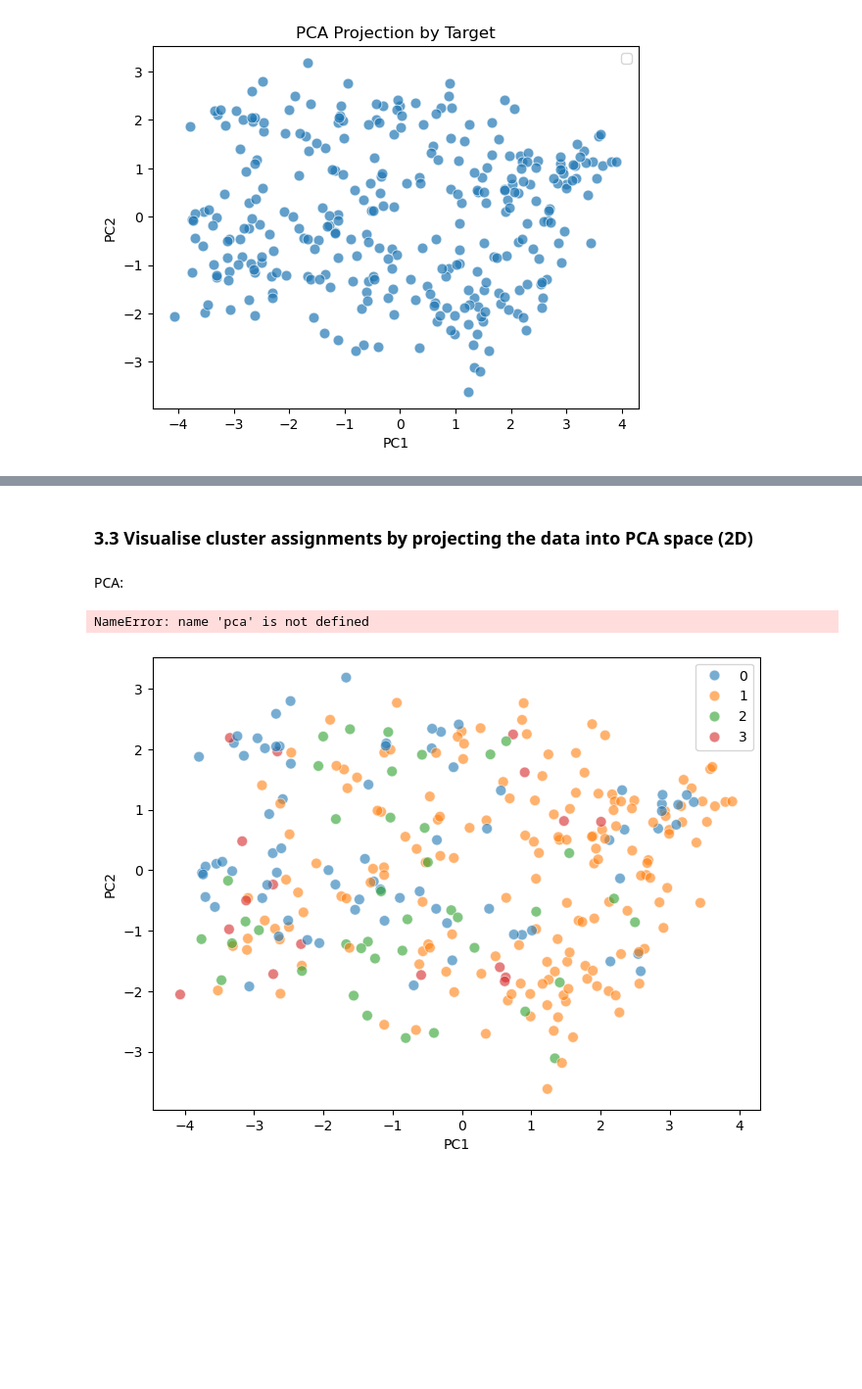
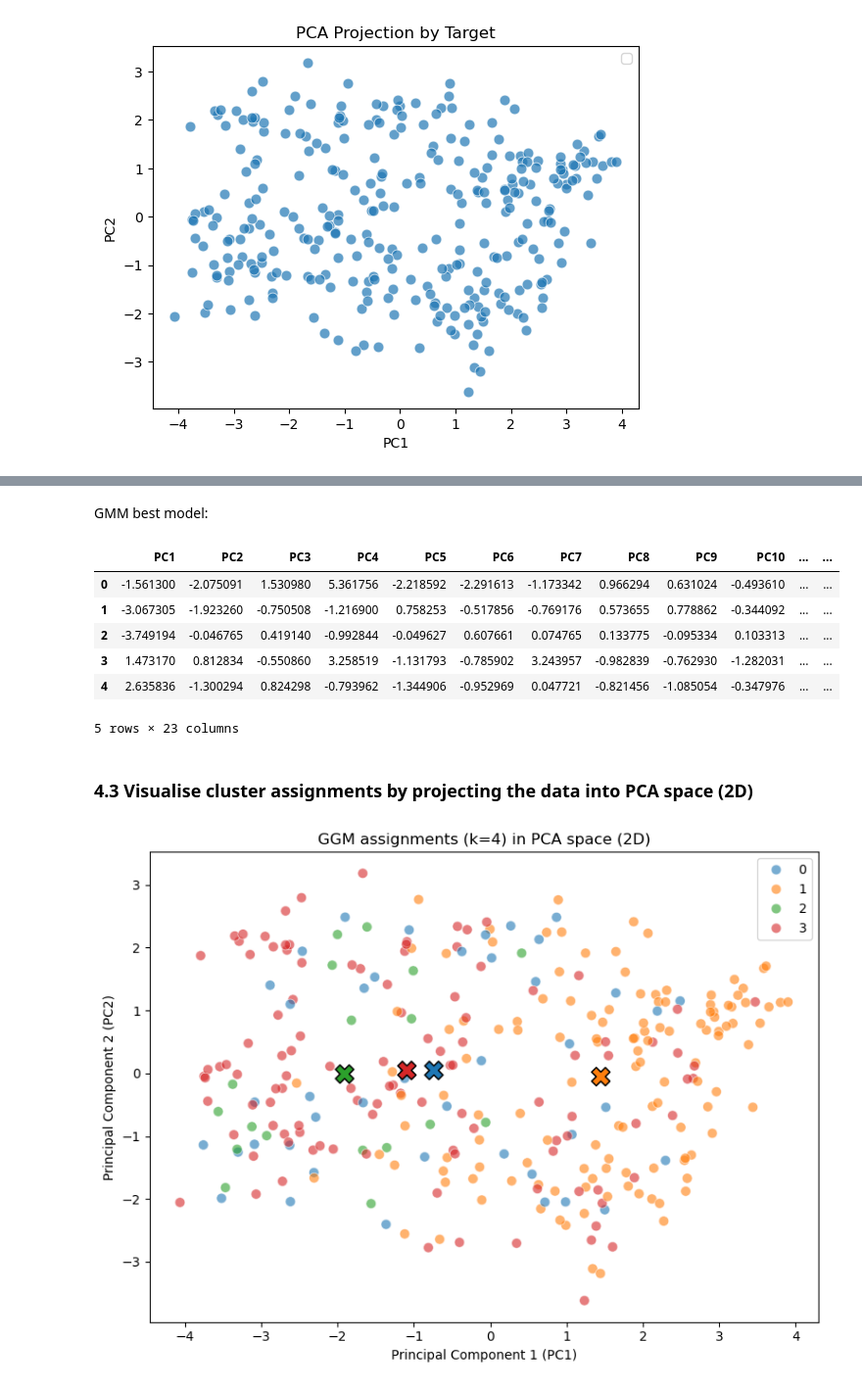
Before and after one commit to Joaomuianga/ML-team-collaboration, a Jupyter notebook: notebooks/4_GMM.ipynb, the cells around one changed output, grey strips where cells are left out. Shown at 98% size. Cells and saved outputs as stored; diff of their text form; code cells hidden in the pictures; blank space fills up the shorter version.

```diff
--- a/notebooks/4_GMM.ipynb
+++ b/notebooks/4_GMM.ipynb
@@ -104,48 +113,63 @@ plt.show()
+# %% [markdown]
+GMM best model:
+# %%
+# Select best k and adjust the final model
+best_k = 4
+gmm_best = GaussianMixture(
+    n_components=best_k,
+    covariance_type='full',
+    init_params='random',
+    random_state=42
+
+)
+gmm_best.fit(X_clustering)
+
+gmm_labels = gmm_best.predict(X_clustering)
+X_gmm = copy.deepcopy(X_pca)
+X_gmm['GMM_Cluster'] = gmm_labels
+X_gmm.head()
+# %% [output]
+|  | PC1 | PC2 | PC3 | PC4 | PC5 | PC6 | PC7 | PC8 | PC9 | PC10 | ... | ... |
+| 0 | -1.561300 | -2.075091 | 1.530980 | 5.361756 | -2.218592 | -2.291613 | -1.173342 | 0.966294 | 0.631024 | -0.493610 | ... | ... |
+| 1 | -3.067305 | -1.923260 | -0.750508 | -1.216900 | 0.758253 | -0.517856 | -0.769176 | 0.573655 | 0.778862 | -0.344092 | ... | ... |
+| 2 | -3.749194 | -0.046765 | 0.419140 | -0.992844 | -0.049627 | 0.607661 | 0.074765 | 0.133775 | -0.095334 | 0.103313 | ... | ... |
+| 3 | 1.473170 | 0.812834 | -0.550860 | 3.258519 | -1.131793 | -0.785902 | 3.243957 | -0.982839 | -0.762930 | -1.282031 | ... | ... |
+| 4 | 2.635836 | -1.300294 | 0.824298 | -0.793962 | -1.344906 | -0.952969 | 0.047721 | -0.821456 | -1.085054 | -0.347976 | ... | ... |
+5 rows × 23 columns
 # %% [markdown]
-### 3.3 Visualise cluster assignments by projecting the data into PCA space (2D)
+### 4.3 Visualise cluster assignments by projecting the data into PCA space (2D)
-# %% [markdown]
-PCA:
 # %%
-# Select best k and adjust the final model
-best_k = 4
-gmm_best = GaussianMixture(
-    n_components=best_k,
-    covariance_type='full',
-    init_params='random',
-    random_state=42
-
-)
-gmm_best.fit(X_clustering)
-gmm_labels = gmm_best.predict(X_clustering)
-
 plt.figure(figsize=(8, 6))
 sns.scatterplot(
-    x=X_pca["PC1"],
-    y=X_pca["PC2"],
-    hue=gmm_labels,
+    data=X_gmm,
+    x="PC1",
+    y="PC2",
+    hue="GMM_Cluster",
     palette='tab10',
     s=60,
     alpha=0.6
 )
 
-centroids_pca = pca.transform(gmm_best.means_)
+centroids_pca = X_gmm.groupby('GMM_Cluster')[['PC1', 'PC2']].mean()
+
 sns.scatterplot(
-    x=centroids_pca[:, 0],
-    y=centroids_pca[:, 1],
-    hue=range(best_k),
+    data=centroids_pca,
+    x="PC1",
+    y="PC2",
+    hue='GMM_Cluster',
     palette='tab10',
     marker="X",
     s=200,
+    edgecolor='black',
     legend=False
 )
 
 plt.title(f"GGM assignments (k={best_k}) in PCA space (2D)")
 plt.xlabel("Principal Component 1 (PC1)")
 plt.ylabel("Principal Component 2 (PC2)")
 plt.legend()
 plt.tight_layout()
 plt.show()
 # %% [output]
-NameError: name 'pca' is not defined
-[figure, old version]
+[figure, new version]
 # %% [markdown]
```
Also changed, not shown: parts of 14 cells of this notebook.
